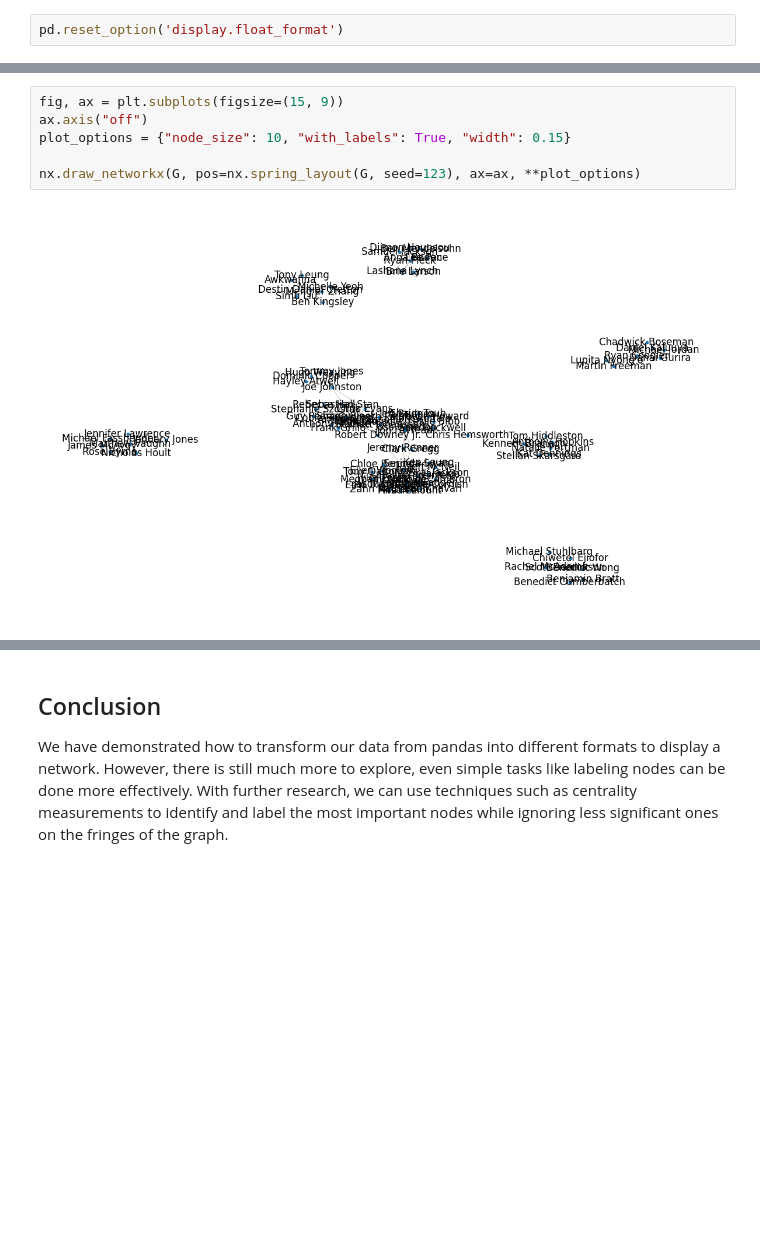
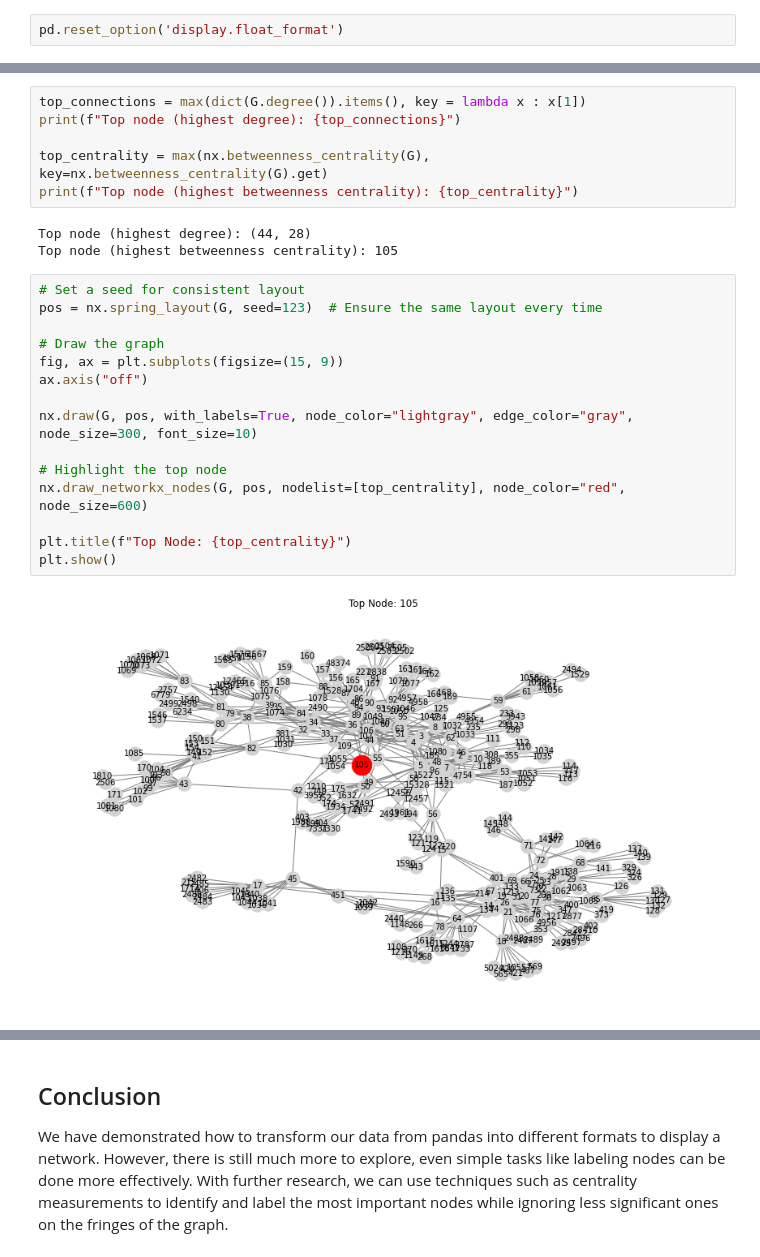
Before and after one commit to hellojohncruz/DATA-620, a Jupyter notebook: Graph Visualization/Graph Visualization.ipynb, the cells around one changed output, grey strips where cells are left out. Drawn from its saved outputs; the diff is of its cells as text; blank space fills up the shorter version.

```diff
--- a/Graph Visualization/Graph Visualization.ipynb
+++ b/Graph Visualization/Graph Visualization.ipynb
@@ -127,8 +132,26 @@ Trying to add labels in becomes cluttered still and requires more research on ho
-# %%
-fig, ax = plt.subplots(figsize=(15, 9))
-ax.axis("off")
-plot_options = {"node_size": 10, "with_labels": True, "width": 0.15}
-
-nx.draw_networkx(G, pos=nx.spring_layout(G, seed=123), ax=ax, **plot_options)
-# %% [output]
-[figure, removed]
+# %%
+top_connections = max(dict(G.degree()).items(), key = lambda x : x[1])
+print(f"Top node (highest degree): {top_connections}")
+
+top_centrality = max(nx.betweenness_centrality(G), key=nx.betweenness_centrality(G).get)
+print(f"Top node (highest betweenness centrality): {top_centrality}")
+# %% [output]
+Top node (highest degree): (44, 28)
+Top node (highest betweenness centrality): 105
+# %%
+# Set a seed for consistent layout
+pos = nx.spring_layout(G, seed=123)  # Ensure the same layout every time
+
+# Draw the graph
+fig, ax = plt.subplots(figsize=(15, 9))
+ax.axis("off")
+
+nx.draw(G, pos, with_labels=True, node_color="lightgray", edge_color="gray", node_size=300, font_size=10)
+
+# Highlight the top node
+nx.draw_networkx_nodes(G, pos, nodelist=[top_centrality], node_color="red", node_size=600)
+
+plt.title(f"Top Node: {top_centrality}")
+plt.show()
+# %% [output]
+[figure, added]
```
Also changed, not shown: parts of 11 cells of this notebook.
